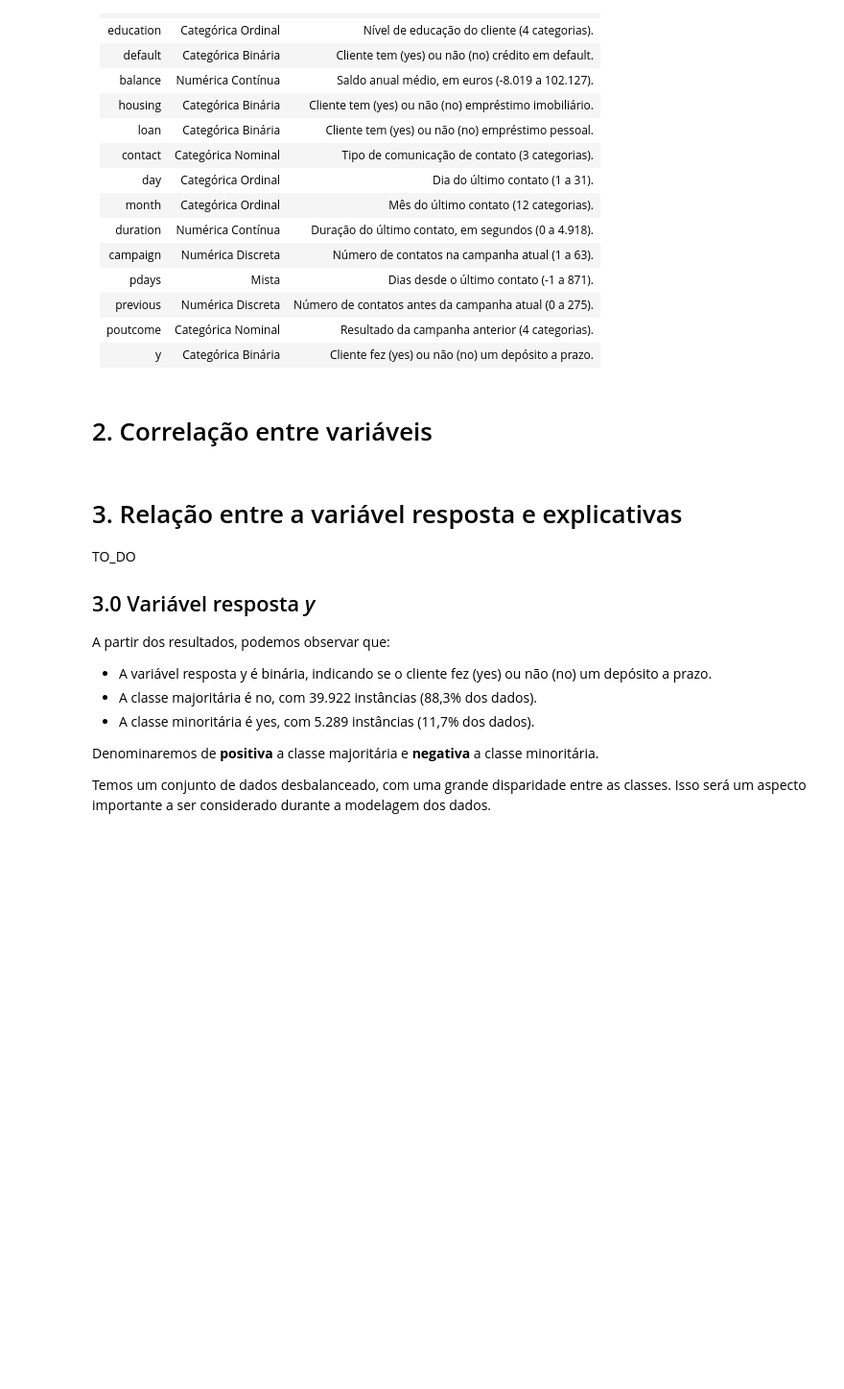
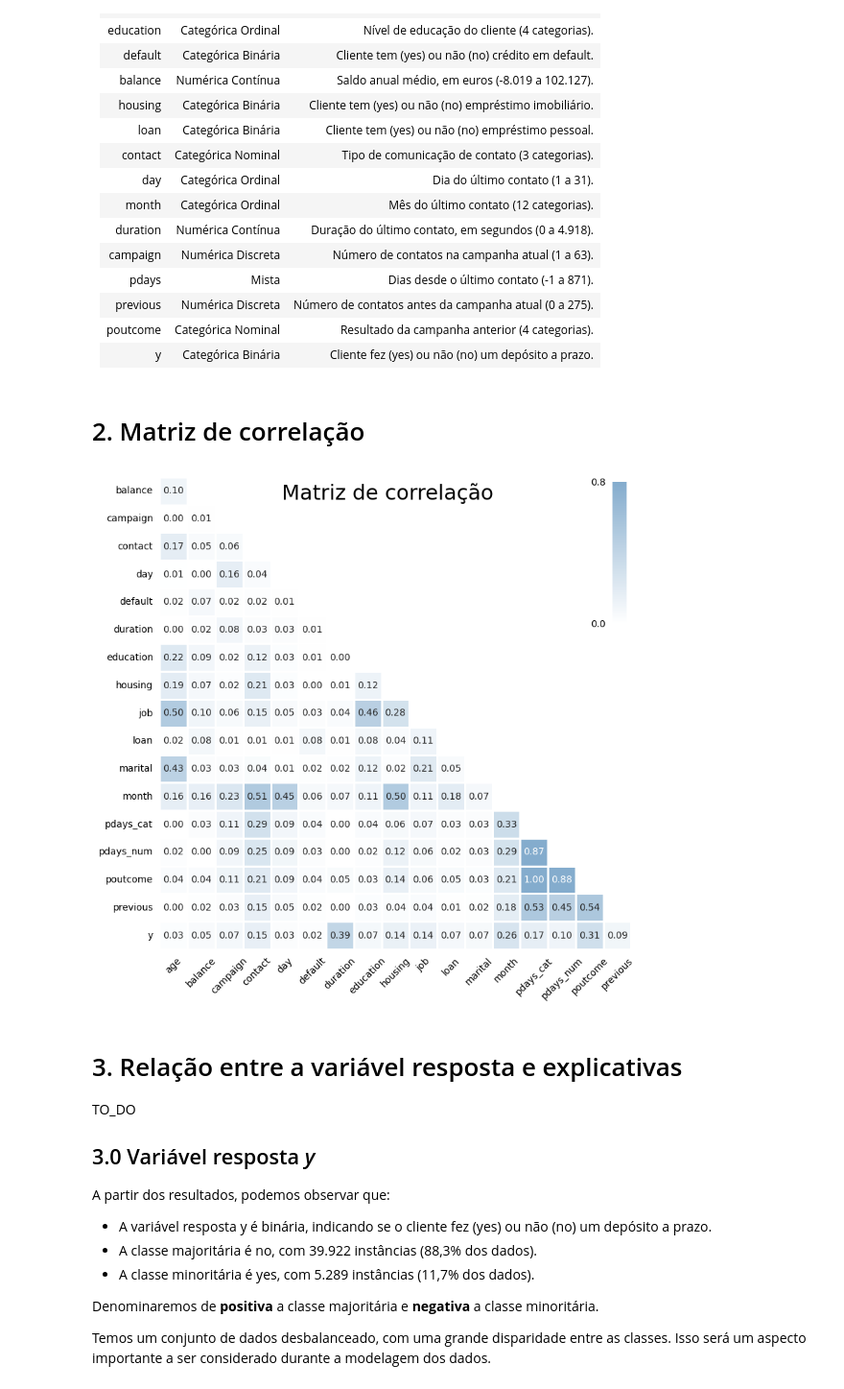
Before and after one commit to BPRateiro/Banking-Dataset, a Jupyter notebook: notebooks/0.0-bpr-eda.ipynb, the cells around one changed output. Shown at 96% size. Drawn from its saved outputs; the diff is of its cells as text; code cells hidden in the pictures; blank space fills up the shorter version.

Commit message:
Matriz de correlação

```diff
--- a/notebooks/0.0-bpr-eda.ipynb
+++ b/notebooks/0.0-bpr-eda.ipynb
@@ -119,26 +123,61 @@ A seguir, um resumo conciso da discussão da seção anterior em formato tabular
 | poutcome  | Categórica Nominal | Resultado da campanha anterior (4 categorias).           |
 | y         | Categórica Binária | Cliente fez (yes) ou não (no) um depósito a prazo.       |
 # %% [markdown]
-# <a id='2'></a> 2. Correlação entre variáveis
+# <a id='2'></a> 2. Matriz de correlação
-# %%
-# Separando a componente categórica nominal e a componente numérica discreta da variável mista 'pdays'
-bronze_train['pdays_cat'] = bronze_train['pdays'].apply(lambda x: True if x > 0 else False)
-bronze_train['pdays_num'] = bronze_train['pdays'].apply(lambda x: x if x > 0 else 0)
-
-# Definir ordens para categorias ordinais
-education_order = ['unknown', 'primary', 'secondary', 'tertiary'] # Unknown tratado como uma categoria separada
-month_order = ['jan', 'feb', 'mar', 'apr', 'may', 'jun', 'jul', 'aug', 'sep', 'oct', 'nov', 'dec']
-
-# Mapear cada coluna para seu tipo e ordem específica, se aplicável
-mapear_categoricas = {
-    'job': 'category', 'marital': 'category', 'contact': 'category',
-    'poutcome': 'category', 'y': 'category', 'default': 'category',
-    'housing': 'category', 'loan': 'category', 'pdays_cat': 'category',
-    'education': pd.CategoricalDtype(categories=education_order, ordered=True),
-    'month': pd.CategoricalDtype(categories=month_order, ordered=True),
-}
-
-bronze_train = bronze_train.astype(mapear_categoricas)
+# %%
+def matriz_correlacao(features):
+    # Cálculo das correlações e obtenção do valor absoluto das correlações
+    corr = nominal.associations(dataset=bronze_train[features], plot=False, compute_only=True)['corr'].abs()
+
+    # Máscara para o triângulo superior
+    mask = np.triu(np.ones_like(corr, dtype=bool))
+
+    # Instancia o gráfico
+    fig, ax = plt.subplots(figsize=(9, 9))
+
+    # Paleta customizável: Linear gradient from white to steel blue
+    cmap = mcolors.LinearSegmentedColormap.from_list("custom_steelblue", ["white", "steelblue"])
+
+    # Remove primeira linha e última coluna, seriam vazias
+    corr = corr.iloc[1:, :-1]
+    mask = mask[1:, :-1]
+
+    # Desenha o heatmap
+    ax = sns.heatmap(data=corr, mask=mask, cmap=cmap, fmt='.2f', cbar=False, vmax=.8,
+                     vmin=0, center=0.6, annot=True, square=True, linewidths=2, cbar_kws={"shrink": .5})
+
+    # Rotacionar labels do eixo X em 45 graus
+    ax.set_xticklabels(ax.get_xticklabels(), rotation=45)
+
+    ax.tick_params(left=False, bottom=False)
+
+    fig.text(x=.5, y=.87, s="Matriz de correlação", ha="center", va="top", size=22)  # Título
+    cbaxes = inset_axes(ax, width="3%", height="30%", loc=1)  # Adicionar eixo de colorbar
+
+    # Cria a colorbar customizada
+    clb = plt.colorbar(
+        mappable=ax.collections[0],
+        cax=cbaxes,
+        ticks=[0, .8],
+        orientation='vertical',
+        drawedges=False,
+    )
+
+    # Remove outline, rotate tick labels and remove ticks
+    clb.outline.set_visible(False)
+    cbaxes.yaxis.tick_left()
+    cbaxes.tick_params(left=False, bottom=False)
+
+# Separando a componente categórica nominal e a componente numérica discreta da variável mista 'pdays'
+bronze_train['pdays_cat'] = bronze_train['pdays'].apply(lambda x: True if x > 0 else False)
+bronze_train['pdays_num'] = bronze_train['pdays'].apply(lambda x: x if x > 0 else 0)
+
+# Removendo pdays da análise em prol de suas componentes
+colunas = sorted(set(bronze_train.columns) - set(['pdays']))
+
+associations = matriz_correlacao(colunas)
+# %% [output]
+[figure, added]
 # %% [markdown]
 # <a id='3'></a> 3. Relação entre a variável resposta e explicativas
 
```
Also changed, not shown: parts of 1 cell of this notebook.
